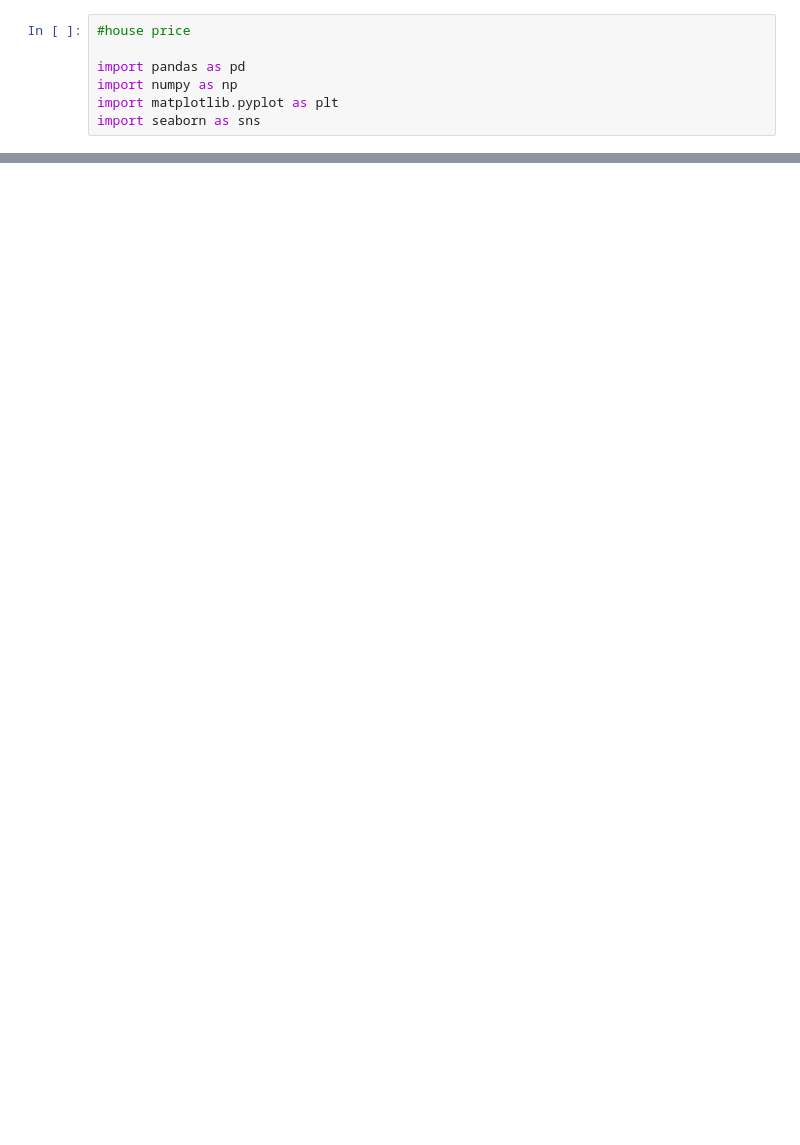
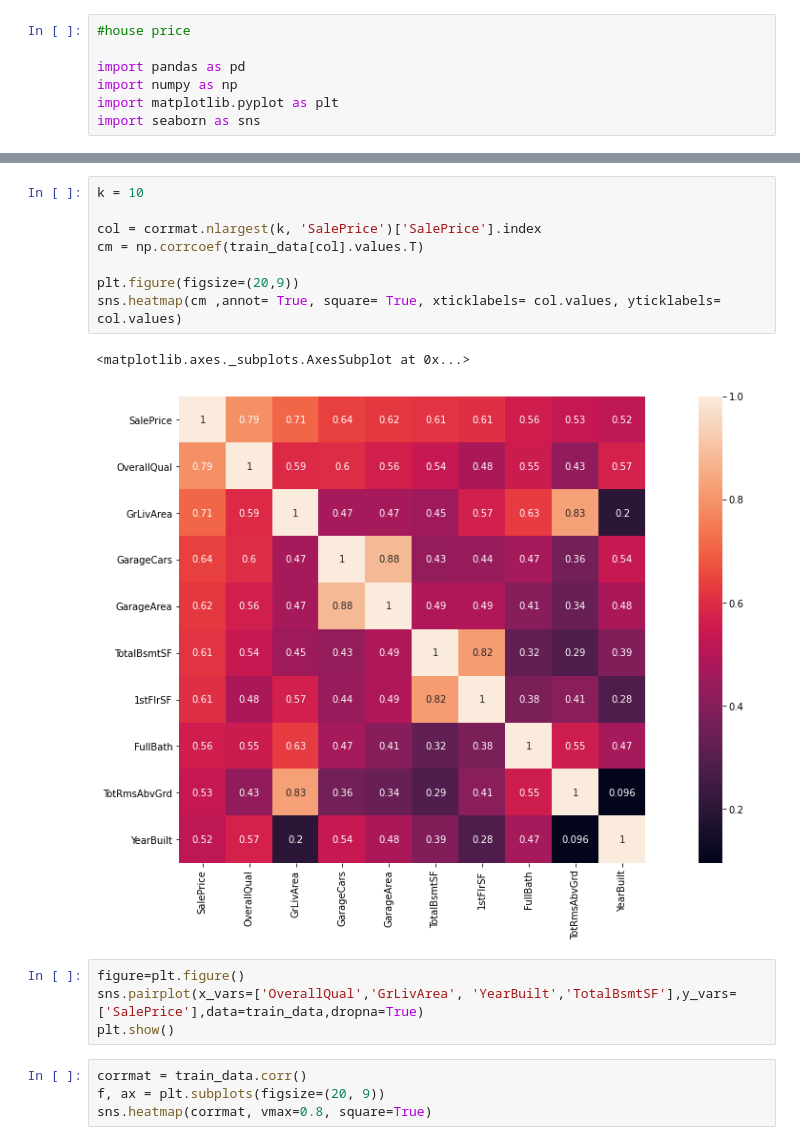
Before and after one commit to fhyPayaso/KaggleLearn, a Jupyter notebook: HousePrices/baseline.ipynb, the cells around one changed output, grey strips where cells are left out. Cells and saved outputs as stored; diff of their text form; blank space fills up the shorter version.

```diff
--- a/HousePrices/baseline.ipynb
+++ b/HousePrices/baseline.ipynb
@@ -52,0 +45,19 @@ train_data.head()
+# %%
+k = 10
+
+col = corrmat.nlargest(k, 'SalePrice')['SalePrice'].index
+cm = np.corrcoef(train_data[col].values.T)
+
+plt.figure(figsize=(20,9))
+sns.heatmap(cm ,annot= True, square= True, xticklabels= col.values, yticklabels= col.values)
+# %% [output]
+<matplotlib.axes._subplots.AxesSubplot at 0x...>
+[figure, added]
+# %%
+figure=plt.figure()
+sns.pairplot(x_vars=['OverallQual','GrLivArea', 'YearBuilt','TotalBsmtSF'],y_vars=['SalePrice'],data=train_data,dropna=True)
+plt.show()
+# %%
+corrmat = train_data.corr()
+f, ax = plt.subplots(figsize=(20, 9))
+sns.heatmap(corrmat, vmax=0.8, square=True)
```
Also changed, not shown: parts of 17 cells of this notebook, 11 other files.
